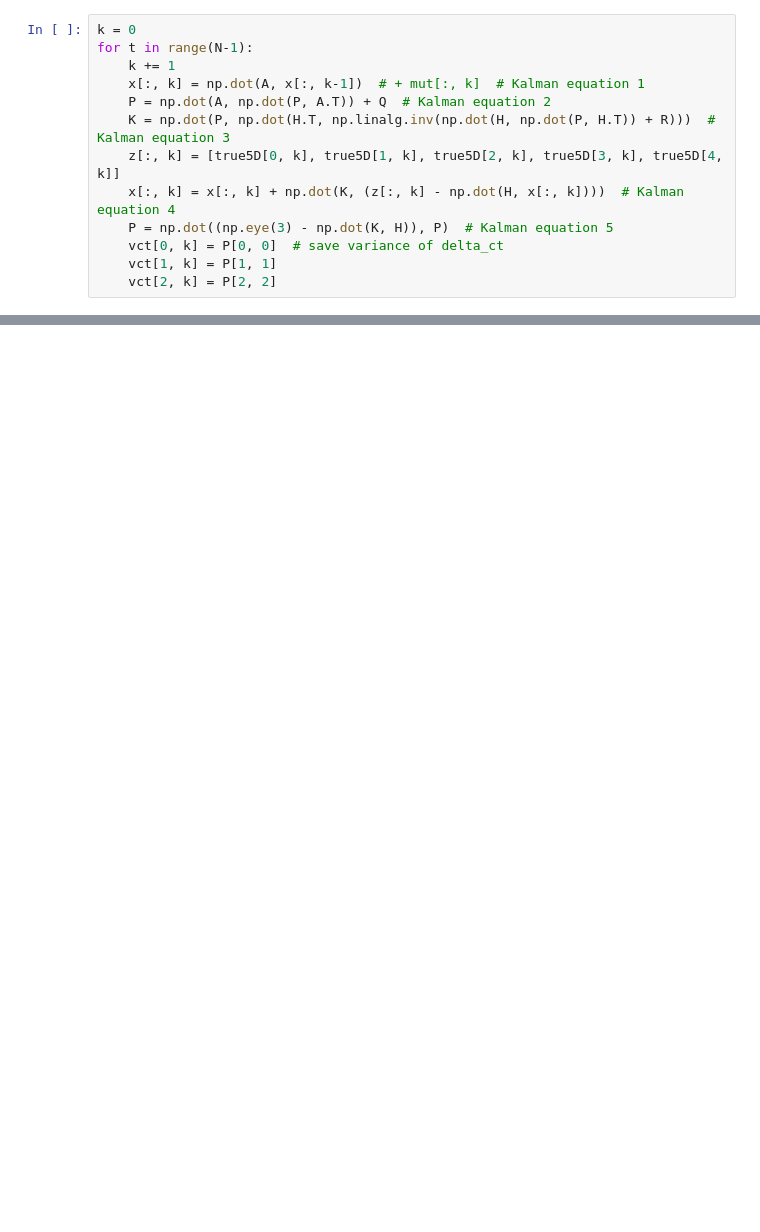
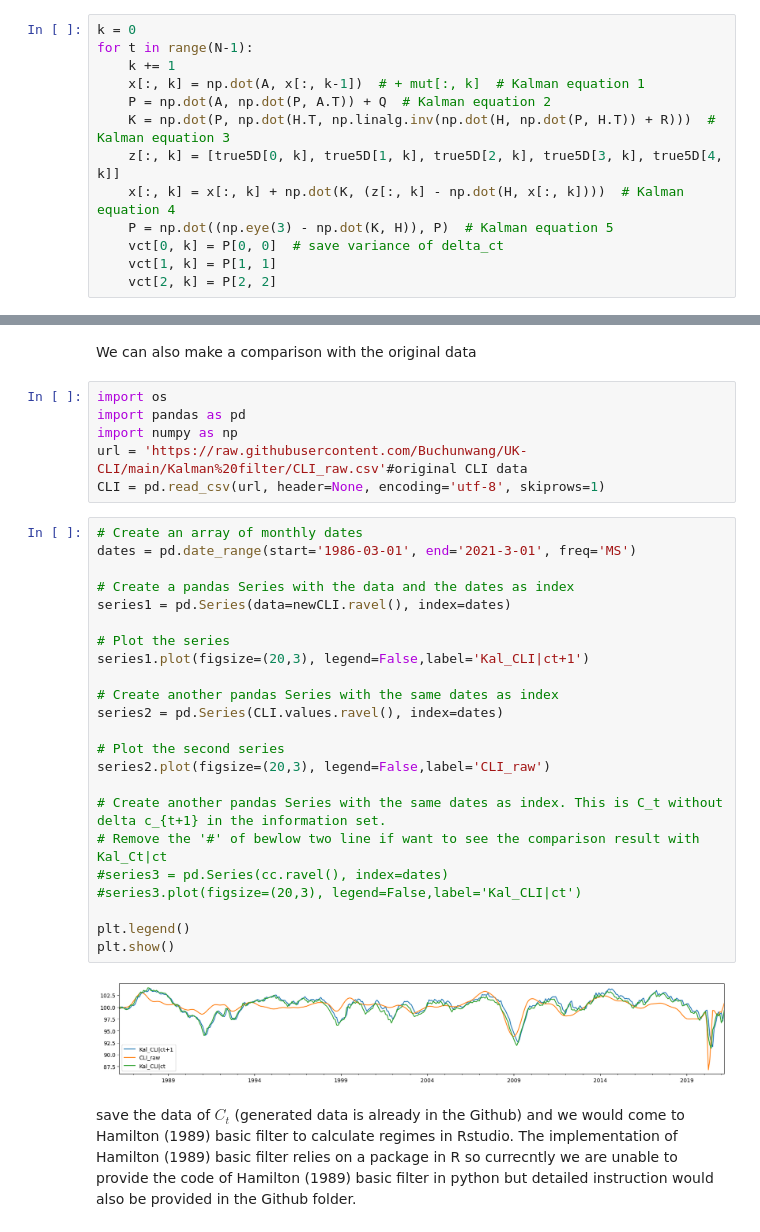
Before and after one commit to Buchunwang/UK-CLI, a Jupyter notebook: UK_CLI_kalman_filter.ipynb, the cells around one changed output, grey strips where cells are left out. Cells and saved outputs as stored; diff of their text form; blank space fills up the shorter version.

```diff
--- a/UK_CLI_kalman_filter.ipynb
+++ b/UK_CLI_kalman_filter.ipynb
@@ -181,0 +393,35 @@ We have finished the Kalman filter part, then we come to the Hamilton Basic filt
+# %% [markdown]
+We can also make a comparison with the original data
+# %%
+import os
+import pandas as pd
+import numpy as np
+url = 'https://raw.githubusercontent.com/Buchunwang/UK-CLI/main/Kalman%20filter/CLI_raw.csv'#original CLI data
+CLI = pd.read_csv(url, header=None, encoding='utf-8', skiprows=1)
+# %%
+# Create an array of monthly dates
+dates = pd.date_range(start='1986-03-01', end='2021-3-01', freq='MS')
+
+# Create a pandas Series with the data and the dates as index
+series1 = pd.Series(data=newCLI.ravel(), index=dates)
+
+# Plot the series
+series1.plot(figsize=(20,3), legend=False,label='Kal_CLI|ct+1')
+
+# Create another pandas Series with the same dates as index
+series2 = pd.Series(CLI.values.ravel(), index=dates)
+
+# Plot the second series
+series2.plot(figsize=(20,3), legend=False,label='CLI_raw')
+
+# Create another pandas Series with the same dates as index. This is C_t without delta c_{t+1} in the information set.
+# Remove the '#' of bewlow two line if want to see the comparison result with Kal_Ct|ct
+#series3 = pd.Series(cc.ravel(), index=dates)
+#series3.plot(figsize=(20,3), legend=False,label='Kal_CLI|ct')
+
+plt.legend()
+plt.show()
+# %% [output]
+[figure, added]
+# %% [markdown]
+save the data of $C_t$ (generated data is already in the Github) and we would come to Hamilton (1989) basic filter to calculate regimes in Rstudio. The implementation of Hamilton (1989) basic filter relies on a package in R so currecntly we are unable to provide the code of Hamilton (1989) basic filter in python but detailed instruction would also be provided in the Github folder.
```
Also changed, not shown: parts of 22 cells of this notebook.
